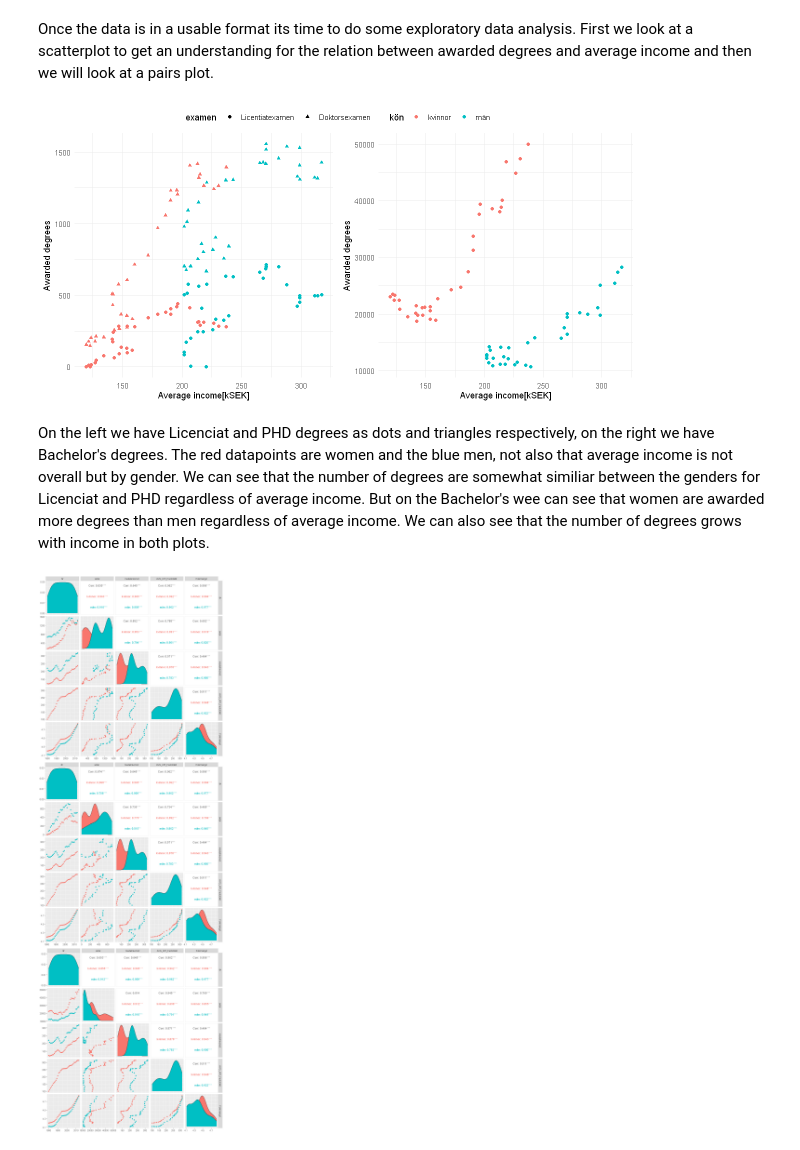
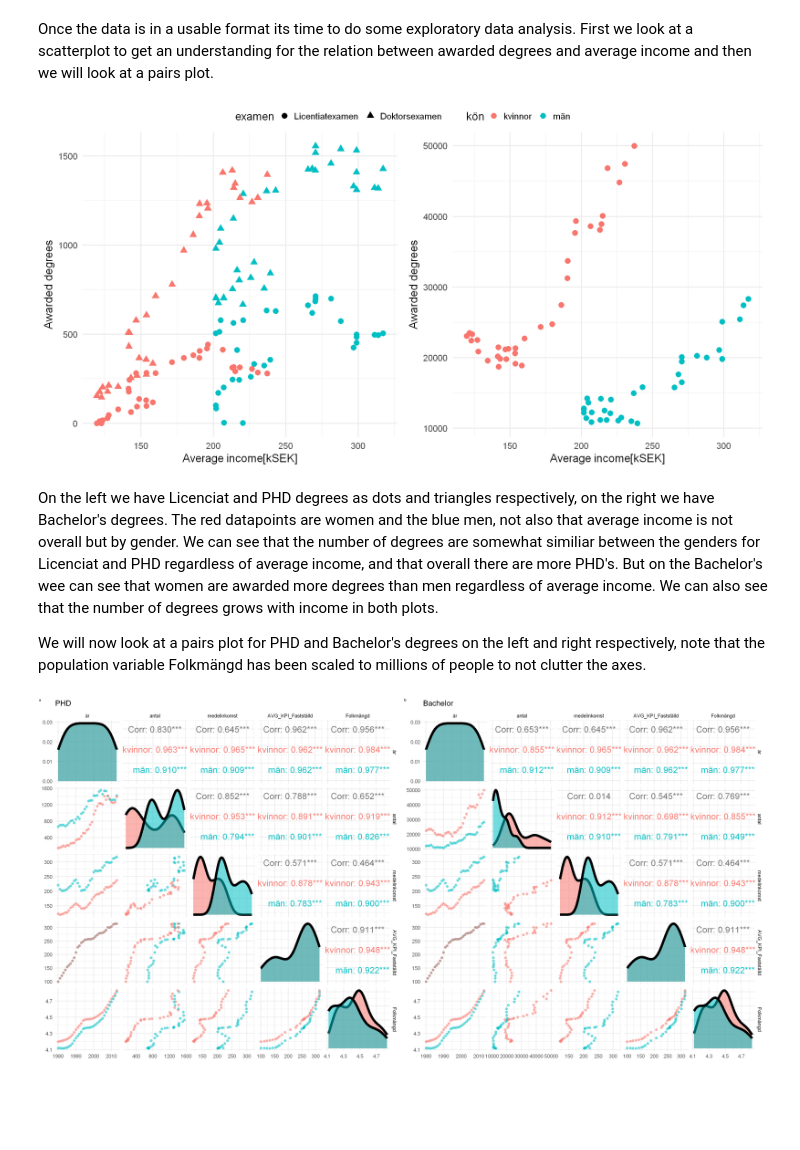
Before and after one commit to massemassiv/su-mt4007, a Jupyter notebook: Projekt/new_notebook.ipynb, the cells around one changed output. Cells and saved outputs as stored; diff of their text form; code cells hidden in the pictures; blank space fills up the shorter version.

```diff
--- a/Projekt/new_notebook.ipynb
+++ b/Projekt/new_notebook.ipynb
@@ -132,56 +133,65 @@ final_df %>% filter(år == 1980)
 Once the data is in a usable format its time to do some exploratory data analysis.
 First we look at a scatterplot to get an understanding for the relation between awarded degrees and average income and then we will look at a pairs plot.
 # %%
-fig(10, 5)
+fig(20, 10)
 income_deg_plot1 <- ggplot(data = final_df %>% filter(examen != "Grundutbildning", kön != "totalt")) +
-  geom_point(aes(x = medelinkomst, y = antal, color = kön, shape = examen)) +
-  theme_minimal() +
+  geom_point(aes(x = medelinkomst, y = antal, color = kön, shape = examen), size = 5) +
+  theme_minimal(base_size = 22) +
   labs(x = "Average income[kSEK]", y = "Awarded degrees")
 
 income_deg_plot2 <- ggplot(data = final_df %>% filter(examen == "Grundutbildning", kön != "totalt")) +
-  geom_point(aes(x = medelinkomst, y = antal, color = kön, shape = examen)) +
-  theme_minimal() +
+  geom_point(aes(x = medelinkomst, y = antal, color = kön, shape = examen), size = 5) +
+  theme_minimal(base_size = 22) +
   labs(x = "Average income[kSEK]", y = "Awarded degrees")
 
 
 ggarrange(nrow = 1, ncol = 2, common.legend = TRUE, income_deg_plot1, income_deg_plot2)
 # %% [output]
-[figure, old version]
+[figure, new version]
 # %% [markdown]
-On the left we have Licenciat and PHD degrees as dots and triangles respectively, on the right we have Bachelor's degrees. The red datapoints are women and the blue men, not also that average income is not overall but by gender.  We can see that the number of degrees are somewhat similiar between the genders for Licenciat and PHD regardless of average income. But on the Bachelor's wee can see that women are awarded more degrees than men regardless of average income. We can also see that the number of degrees grows with income in both plots.
+On the left we have Licenciat and PHD degrees as dots and triangles respectively, on the right we have Bachelor's degrees. The red datapoints are women and the blue men, not also that average income is not overall but by gender.  We can see that the number of degrees are somewhat similiar between the genders for Licenciat and PHD regardless of average income, and that overall there are more PHD's. But on the Bachelor's wee can see that women are awarded more degrees than men regardless of average income. We can also see that the number of degrees grows with income in both plots.
+
+We will now look at a pairs plot for PHD and Bachelor's degrees on the left and right respectively, note that the population variable Folkmängd has been scaled to millions of people to not clutter the axes.
 # %%
+fig(40, 20)
+custom_density <- function(data, mapping, ...) {
+    ggplot(data = data, mapping = mapping) +
+        geom_density(..., alpha = 0.7, color = NA)
+}
 dok_df <- final_df %>%
     filter(examen == "Doktorsexamen", kön != "totalt") %>%
     mutate(Folkmängd = 1e-6 * Folkmängd)
 
 lic_df <- final_df %>%
     filter(examen == "Licentiatexamen", kön != "totalt") %>%
     mutate(Folkmängd = 1e-6 * Folkmängd)
 
 grund_df <- final_df %>%
     filter(examen == "Grundutbildning", kön != "totalt") %>%
     mutate(Folkmängd = 1e-6 * Folkmängd)
 
 dok_pairs <- ggpairs(
     data = dok_df,
     columns = c("år", "antal", "medelinkomst", "AVG_KPI_Fastställd", "Folkmängd"),
-    mapping = aes(color = kön)
-)
+    mapping = aes(color = kön, alpha = 0.7, size = 5),
+    upper = list(continuous = wrap("cor", size = 12)),
+) + theme_minimal(base_size = 25) + labs(title = "PHD")
 
 lic_pairs <- ggpairs(
     data = lic_df, columns = c("år", "antal", "medelinkomst", "AVG_KPI_Fastställd", "Folkmängd"),
     mapping = aes(color = kön)
 )
 
 grund_pairs <- ggpairs(
     data = grund_df, columns = c("år", "antal", "medelinkomst", "AVG_KPI_Fastställd", "Folkmängd"),
-    mapping = aes(color = kön)
-)
+    mapping = aes(color = kön, alpha = 0.7, size = 5),
+    upper = list(continuous = wrap("cor", size = 12))
+) + theme_minimal(base_size = 25) + labs(title = "Bachelor")
 
 plot_grid(
-    ggmatrix_gtable(dok_pairs), ggmatrix_gtable(lic_pairs), ggmatrix_gtable(grund_pairs),
-    ncol = 1
+    ggmatrix_gtable(dok_pairs), ggmatrix_gtable(grund_pairs),
+    labels = "auto", # ggmatrix_gtable(lic_pairs),
+    ncol = 2
 )
-fig(10, 30)
 # %% [output]
-[figure, old version]
+[figure, new version]
```
Also changed, not shown: parts of 11 cells of this notebook, 1 other file.
